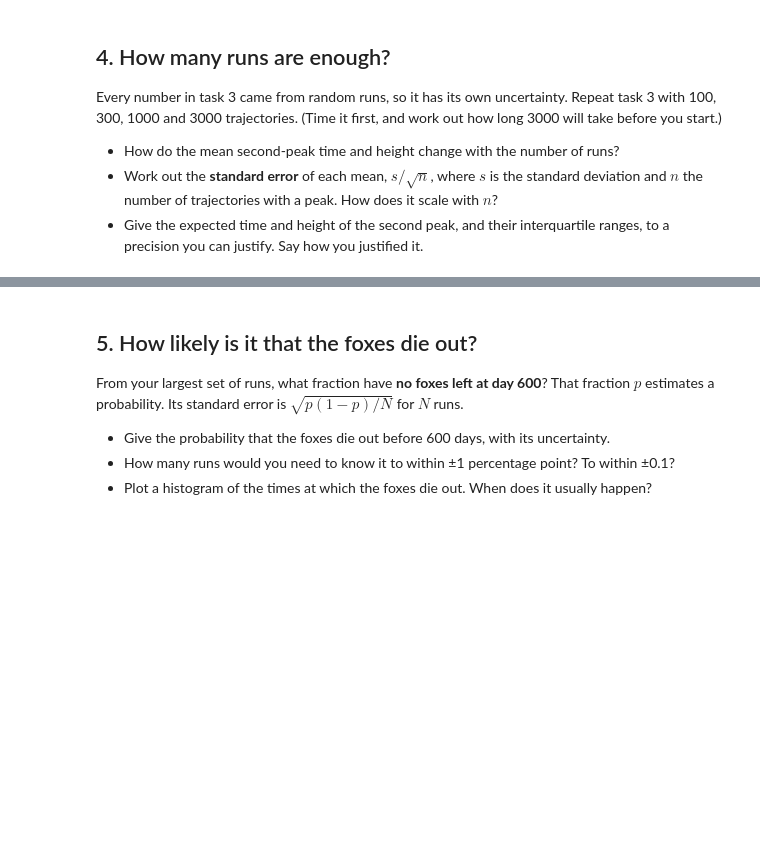
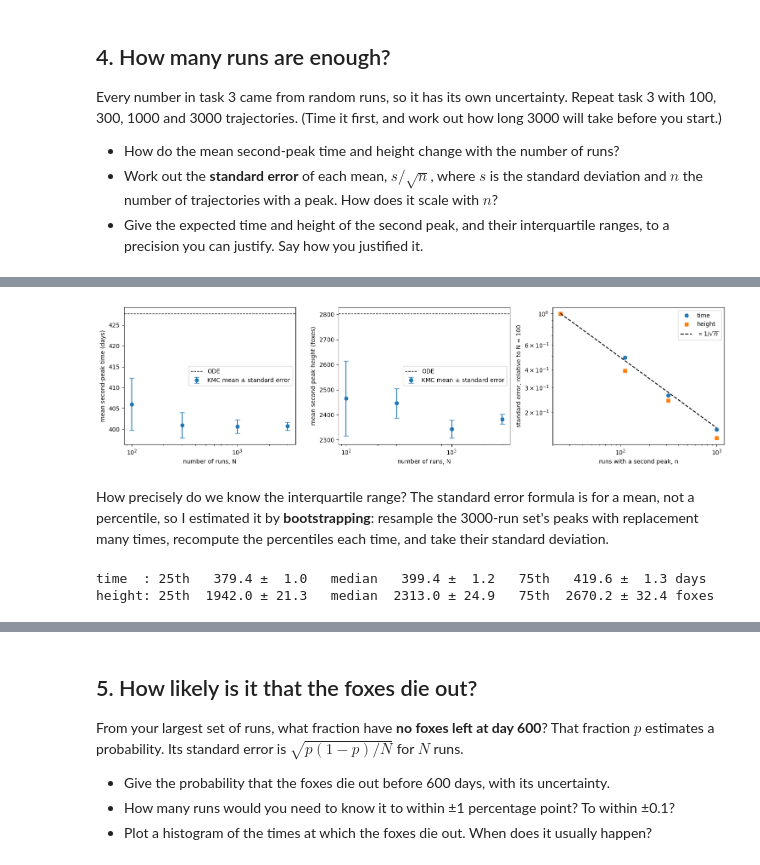
Before and after one commit to MohanBalaji007/kinetic-monte-carlo, a Jupyter notebook: rabbits-and-foxes-kmc.ipynb, the cells around one changed output, grey strips where cells are left out. Saved outputs shown, nothing was run; the diff lists cells and outputs as text; code cells hidden in the pictures; blank space fills up the shorter version.

```diff
--- a/rabbits-and-foxes-kmc.ipynb
+++ b/rabbits-and-foxes-kmc.ipynb
@@ -617,0 +692,48 @@ long 3000 will take before you start.)
+# %%
+n_peaks = np.array([r["n"] for r in rows])
+fig, axes = plt.subplots(1, 3, figsize=(15, 4))
+for ax, name, ode_value, unit in [(axes[0], "time", t_ode_peak, "days"),
+                                  (axes[1], "height", F_ode_peak, "foxes")]:
+    ax.errorbar(run_counts, [r[name] for r in rows], yerr=[r[name + "_se"] for r in rows],
+                fmt="o", capsize=4, label="KMC mean ± standard error")
+    ax.axhline(ode_value, color="k", lw=1, ls="--", label="ODE")
+    ax.set_xscale("log")
+    ax.set_xlabel("number of runs, N")
+    ax.set_ylabel(f"mean second-peak {name} ({unit})")
+    ax.legend()
+
+ax = axes[2]
+for name, marker in [("time", "o"), ("height", "s")]:
+    se = np.array([r[name + "_se"] for r in rows])
+    ax.loglog(n_peaks, se / se[0], marker, label=f"{name}")
+ax.loglog(n_peaks, np.sqrt(n_peaks[0] / n_peaks), "k--", label=r"$\propto 1/\sqrt{n}$")
+ax.set_xlabel("runs with a second peak, n")
+ax.set_ylabel("standard error, relative to N = 100")
+ax.legend()
+plt.tight_layout()
+plt.show()
+# %% [output]
+[figure, added]
+# %% [markdown]
+How precisely do we know the interquartile range? The standard error formula is for
+a mean, not a percentile, so I estimated it by **bootstrapping**: resample the 3000-run
+set's peaks with replacement many times, recompute the percentiles each time, and take
+their standard deviation.
+# %%
+peaks_3000 = sets[3000][0]
+peaks_3000 = peaks_3000[~np.isnan(peaks_3000[:, 0])]
+rng = np.random.default_rng(8)
+n_boot = 2000
+boot = np.array([
+    np.percentile(peaks_3000[rng.integers(0, len(peaks_3000), len(peaks_3000))],
+                  [25, 50, 75], axis=0)
+    for _ in range(n_boot)
+])  # shape (n_boot, 3 percentiles, 2 columns)
+for column, name, unit in [(0, "time", "days"), (1, "height", "foxes")]:
+    estimate = np.percentile(peaks_3000[:, column], [25, 50, 75])
+    spread = boot[:, :, column].std(axis=0)
+    print(f"{name:6s}: 25th {estimate[0]:7.1f} ± {spread[0]:4.1f}   median {estimate[1]:7.1f} ± "
+          f"{spread[1]:4.1f}   75th {estimate[2]:7.1f} ± {spread[2]:4.1f} {unit}")
+# %% [output]
+time  : 25th   379.4 ±  1.0   median   399.4 ±  1.2   75th   419.6 ±  1.3 days
+height: 25th  1942.0 ± 21.3   median  2313.0 ± 24.9   75th  2670.2 ± 32.4 foxes
```
Also changed, not shown: parts of 5 cells of this notebook, 1 other file.
